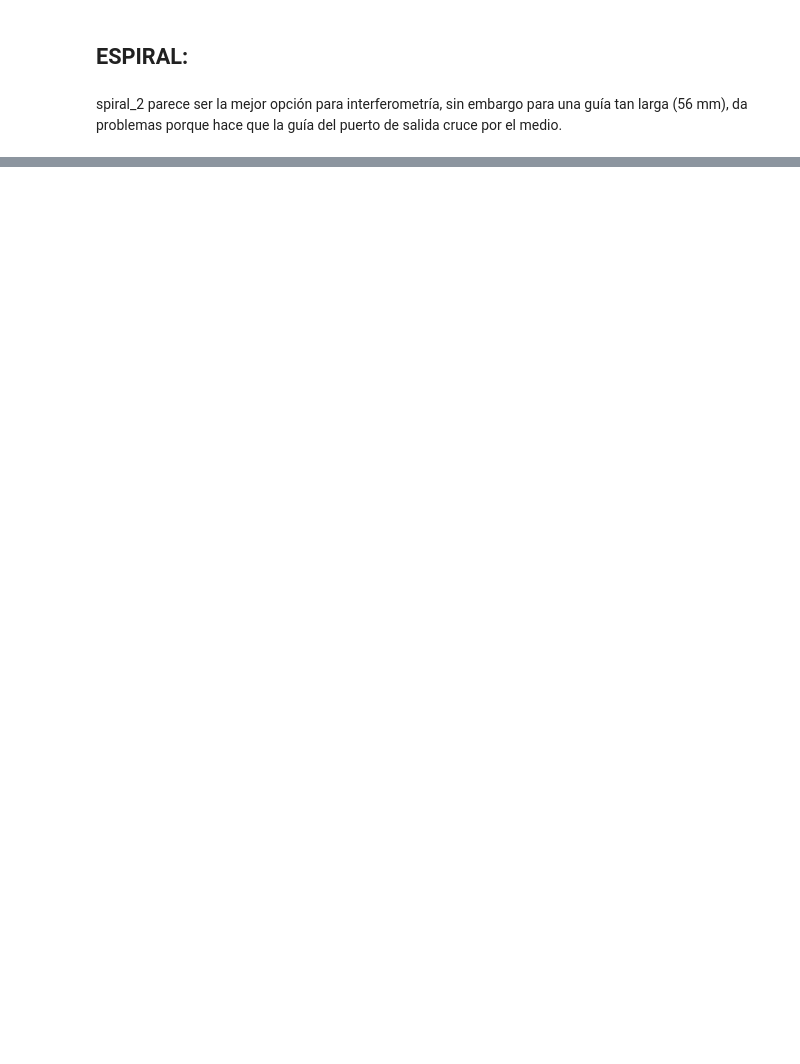
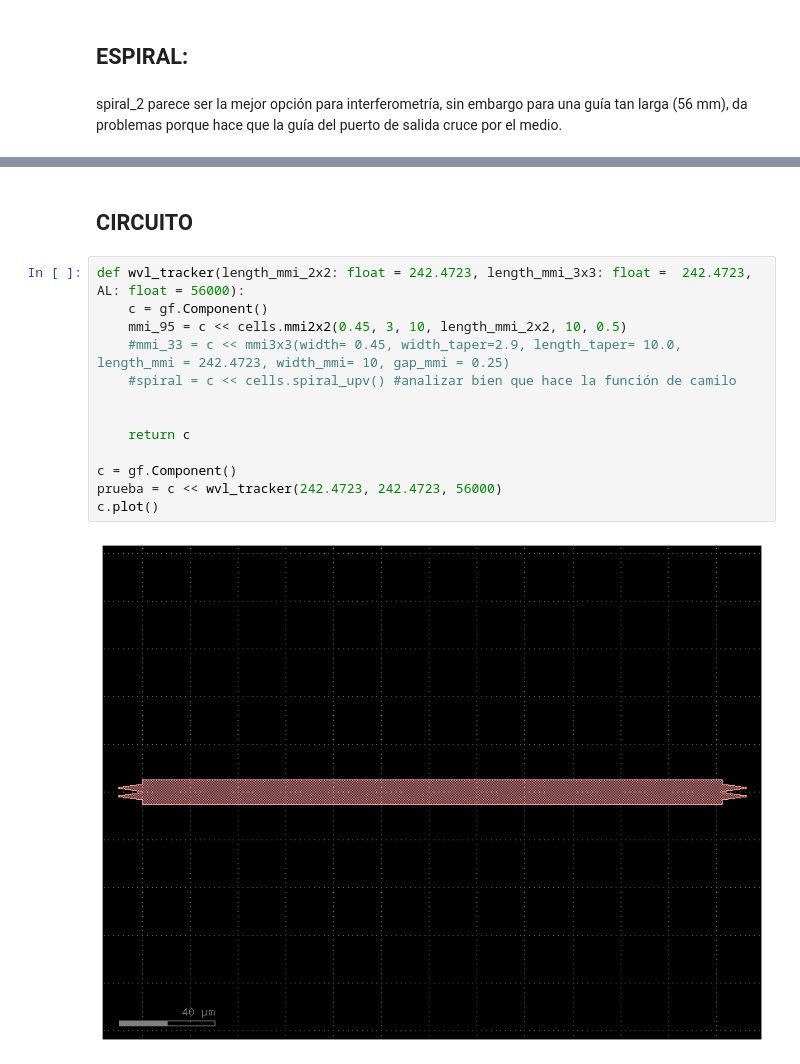
Before and after one commit to mromgar1/pic-upv-lab5-finalproject, a Jupyter notebook: LAYOUT_SOI.ipynb, the cells around one changed output, grey strips where cells are left out. Cells and saved outputs as stored; diff of their text form; blank space fills up the shorter version.

```diff
--- a/LAYOUT_SOI.ipynb
+++ b/LAYOUT_SOI.ipynb
@@ -243,2 +244,19 @@ spirals[0].plot()
 # %% [output]
 [figure]
+# %% [markdown]
+## CIRCUITO
+# %%
+def wvl_tracker(length_mmi_2x2: float = 242.4723, length_mmi_3x3: float =  242.4723, AL: float = 56000):
+    c = gf.Component()
+    mmi_95 = c << cells.mmi2x2(0.45, 3, 10, length_mmi_2x2, 10, 0.5)
+    #mmi_33 = c << mmi3x3(width= 0.45, width_taper=2.9, length_taper= 10.0, length_mmi = 242.4723, width_mmi= 10, gap_mmi = 0.25)
+    #spiral = c << cells.spiral_upv() #analizar bien que hace la función de camilo
+
+
+    return c
+
+c = gf.Component()
+prueba = c << wvl_tracker(242.4723, 242.4723, 56000)
+c.plot()
+# %% [output]
+[figure, added]
```
Also changed, not shown: parts of 5 cells of this notebook.
